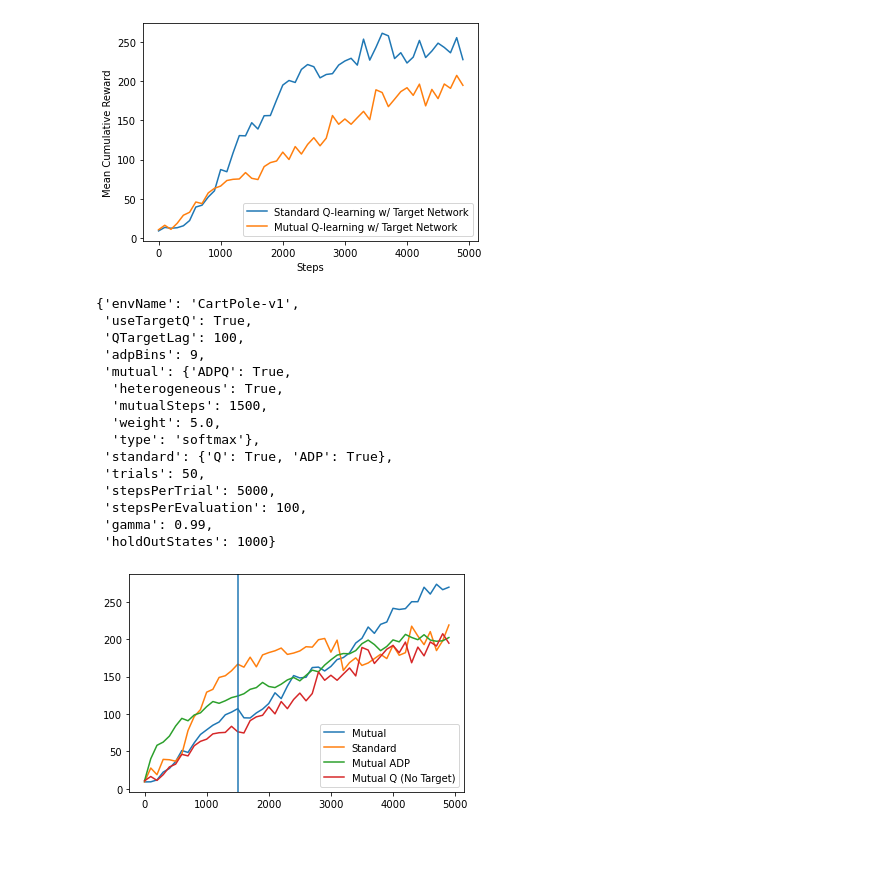
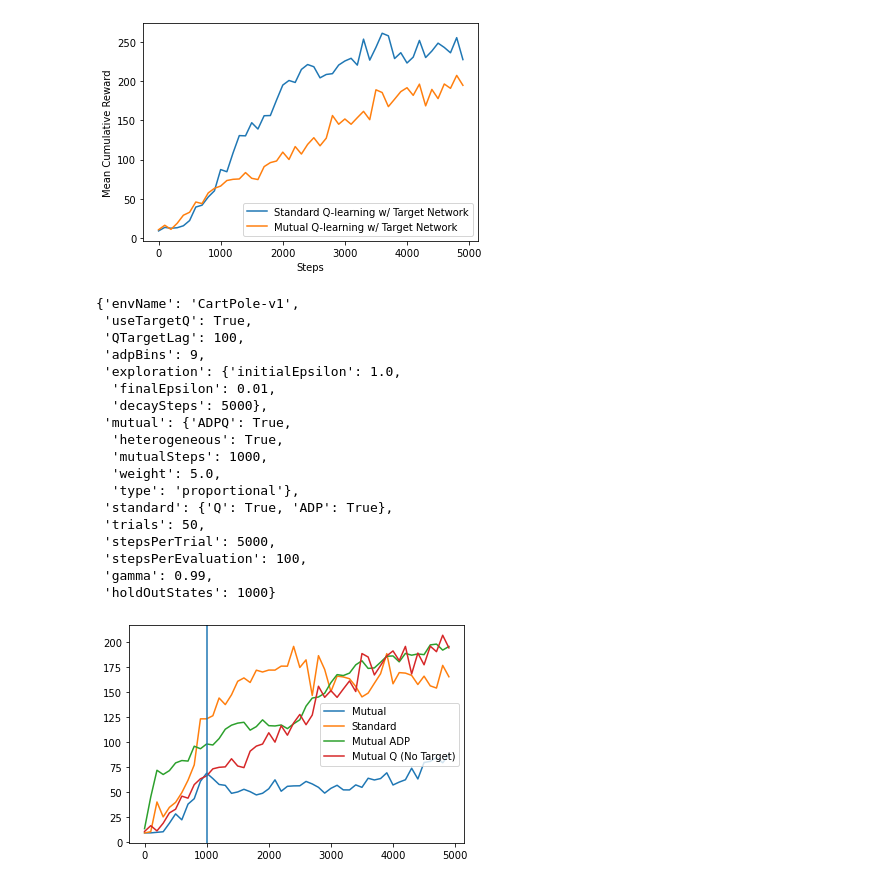
Before and after one commit to csreid/heterogeneous-mutual, a Jupyter notebook: figs.ipynb, the cells around one changed output. Drawn from its saved outputs; the diff is of its cells as text; code cells hidden in the pictures; blank space fills up the shorter version.

```diff
--- a/figs.ipynb
+++ b/figs.ipynb
@@ -128,18 +128,21 @@ plt.savefig('mutual_vs_target.png')
 # %% [output]
 [figure]
 # %%
-data_constant = pickle.load(open('results/1608678331.5437348_softmax.pickle', 'rb'))
+data_constant = pickle.load(open('results/1608888363.9154332_better_proportional_weight.pickle', 'rb'))
 data_constant['config']
 # %% [output]
 {'envName': 'CartPole-v1',
  'useTargetQ': True,
  'QTargetLag': 100,
  'adpBins': 9,
+ 'exploration': {'initialEpsilon': 1.0,
+  'finalEpsilon': 0.01,
+  'decaySteps': 5000},
  'mutual': {'ADPQ': True,
   'heterogeneous': True,
-  'mutualSteps': 1500,
+  'mutualSteps': 1000,
   'weight': 5.0,
-  'type': 'softmax'},
+  'type': 'proportional'},
  'standard': {'Q': True, 'ADP': True},
  'trials': 50,
  'stepsPerTrial': 5000,
@@ -149,12 +152,12 @@ data_constant['config']
 # %%
 plt.plot(xticks, np.mean(data_constant['results'], axis=0)[:, 1], label='Mutual')
 plt.plot(xticks, np.mean(data_constant['results'], axis=0)[:, 2], label='Standard')
 plt.plot(xticks, np.mean(data_constant['results'], axis=0)[:, 0], label='Mutual ADP')
 plt.plot(xticks, mut_q_mean, label='Mutual Q (No Target)')
 
 
-plt.axvline(1500)
+plt.axvline(1000)
 plt.legend()
 plt.show()
 # %% [output]
-[figure, old version]
+[figure, new version]
```
Also changed, not shown: 5 other files.
